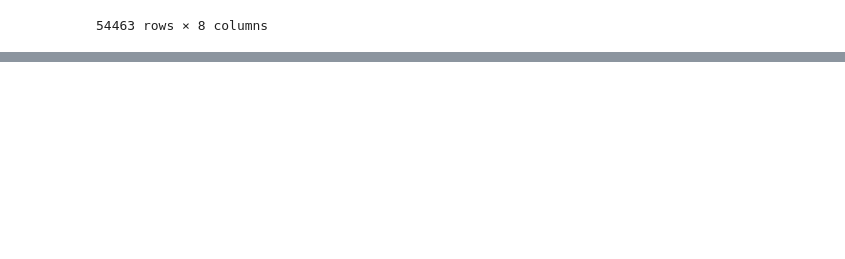
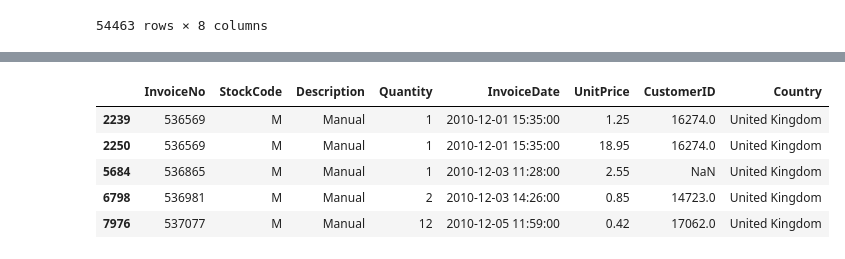
Before and after one commit to Krauser24816/Customer_Churn_and_Retention, a Jupyter notebook: Wrangling/Wrangling-1.ipynb, the cells around one changed output, grey strips where cells are left out. Saved outputs shown, nothing was run; the diff lists cells and outputs as text; code cells hidden in the pictures; blank space fills up the shorter version.

```diff
--- a/Wrangling/Wrangling-1.ipynb
+++ b/Wrangling/Wrangling-1.ipynb
@@ -312,0 +367,9 @@ df[df["StockCode"] == "84993A"]
+# %%
+m_df.head()
+# %% [output]
+|  | InvoiceNo | StockCode | Description | Quantity | InvoiceDate | UnitPrice | CustomerID | Country |
+| 2239 | 536569 | M | Manual | 1 | 2010-12-01 15:35:00 | 1.25 | 16274.0 | United Kingdom |
+| 2250 | 536569 | M | Manual | 1 | 2010-12-01 15:35:00 | 18.95 | 16274.0 | United Kingdom |
+| 5684 | 536865 | M | Manual | 1 | 2010-12-03 11:28:00 | 2.55 | NaN | United Kingdom |
+| 6798 | 536981 | M | Manual | 2 | 2010-12-03 14:26:00 | 0.85 | 14723.0 | United Kingdom |
+| 7976 | 537077 | M | Manual | 12 | 2010-12-05 11:59:00 | 0.42 | 17062.0 | United Kingdom |
```
Also changed, not shown: parts of 19 cells of this notebook, 2 other files.
